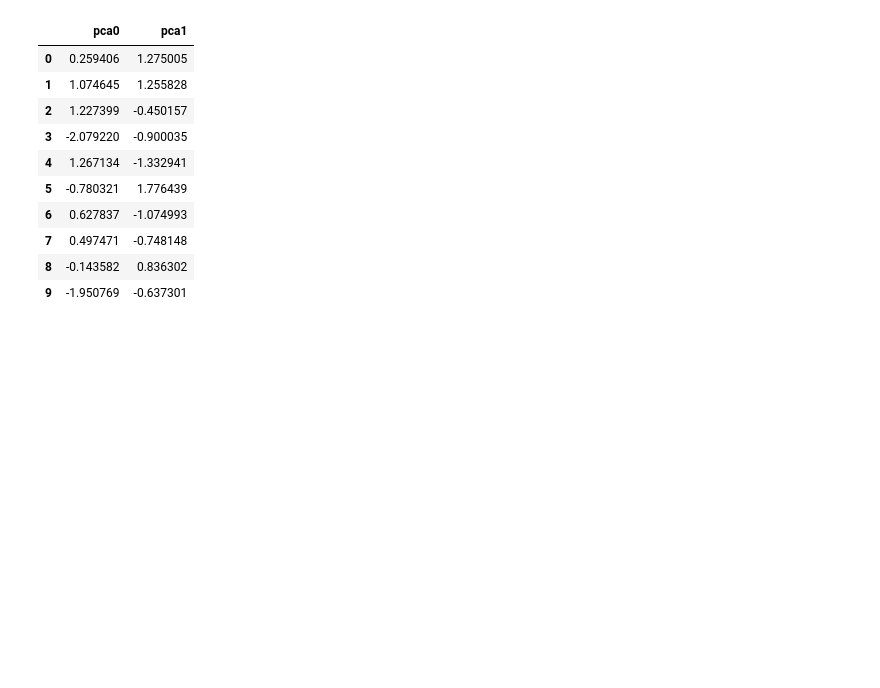
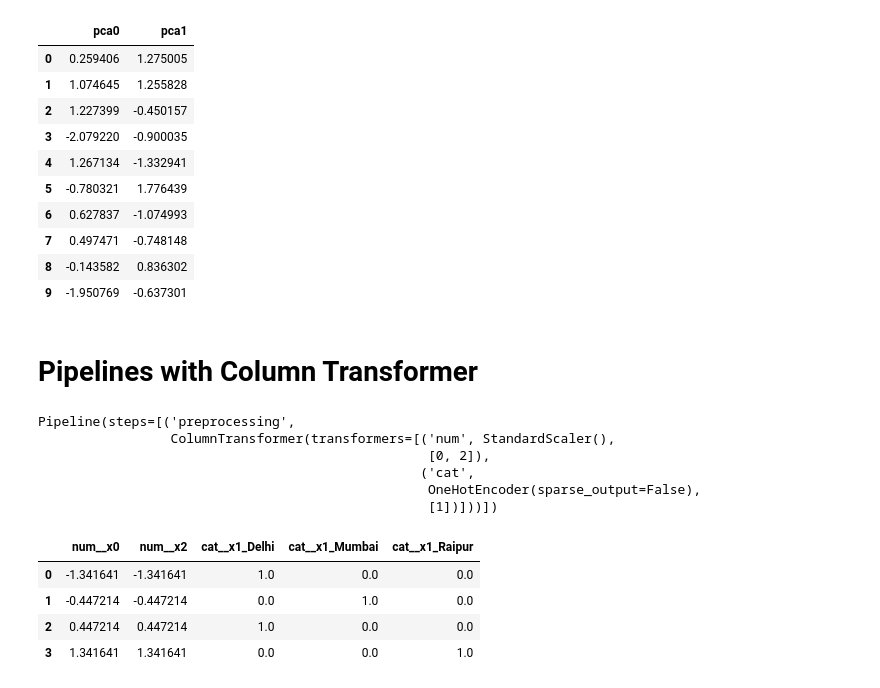
Before and after one commit to AvanindraBose/ML-Zodiac, a Jupyter notebook: Feature_Engineering/pipeline.ipynb, the cells around one changed output. Cells and saved outputs as stored; diff of their text form; code cells hidden in the pictures; blank space fills up the shorter version.

Commit message:
Added Pipelinewith Column Transformer

```diff
--- a/Feature_Engineering/pipeline.ipynb
+++ b/Feature_Engineering/pipeline.ipynb
@@ -51,3 +53,40 @@ pd.DataFrame(pipeline.fit_transform(X), columns=pipeline.get_feature_names_out()
 | 7 | 0.497471 | -0.748148 |
 | 8 | -0.143582 | 0.836302 |
 | 9 | -1.950769 | -0.637301 |
+# %% [markdown]
+# Pipelines with Column Transformer
+# %%
+X = [
+    [25, "Delhi", 50000],
+    [30, "Mumbai", 60000],
+    [35, "Delhi", 70000],
+    [40, "Raipur", 80000]
+]
+# %%
+preprocessor = ColumnTransformer([
+    ("num", StandardScaler(), [0, 2]),
+    ("cat", OneHotEncoder(sparse_output=False), [1])
+])
+# %%
+pipeline.set_output(transform='pandas')
+# %% [output]
+Pipeline(steps=[('preprocessing',
+                 ColumnTransformer(transformers=[('num', StandardScaler(),
+                                                  [0, 2]),
+                                                 ('cat',
+                                                  OneHotEncoder(sparse_output=False),
+                                                  [1])]))])
+# %%
+pipeline = Pipeline([
+    ("preprocessing", preprocessor)
+])
+
+X_transformed = pipeline.fit_transform(X)
+# %%
+X_transformed
+# %% [output]
+|  | num__x0 | num__x2 | cat__x1_Delhi | cat__x1_Mumbai | cat__x1_Raipur |
+| 0 | -1.341641 | -1.341641 | 1.0 | 0.0 | 0.0 |
+| 1 | -0.447214 | -0.447214 | 0.0 | 1.0 | 0.0 |
+| 2 | 0.447214 | 0.447214 | 1.0 | 0.0 | 0.0 |
+| 3 | 1.341641 | 1.341641 | 0.0 | 0.0 | 1.0 |
```
Also changed, not shown: parts of 1 cell of this notebook.
